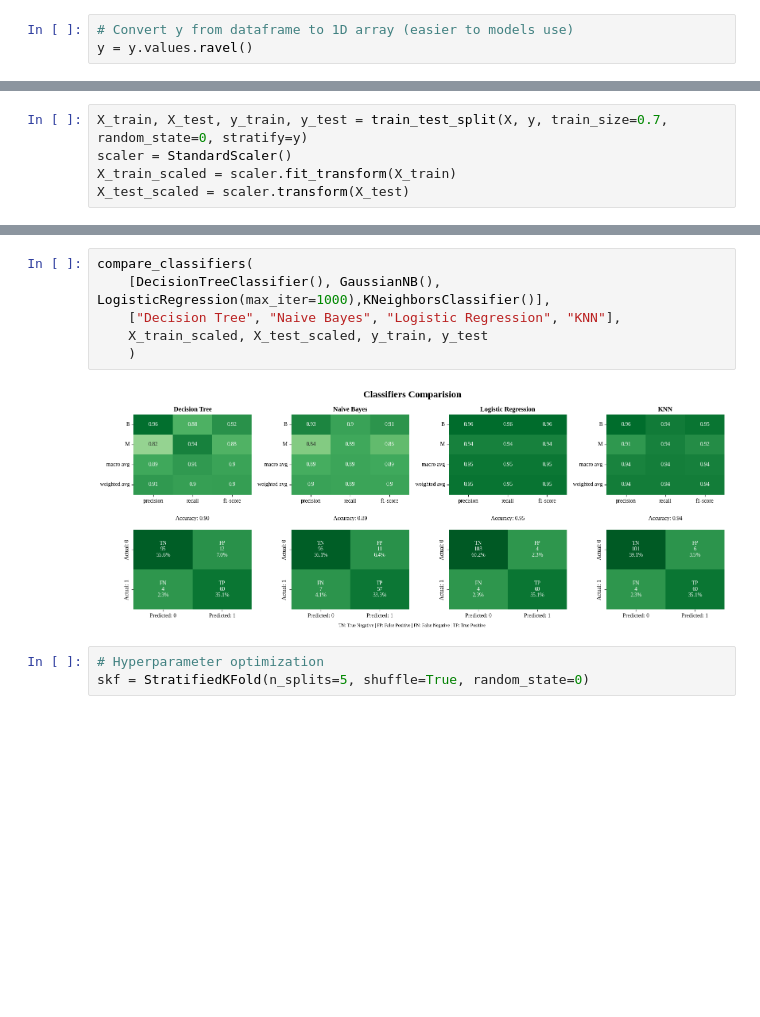
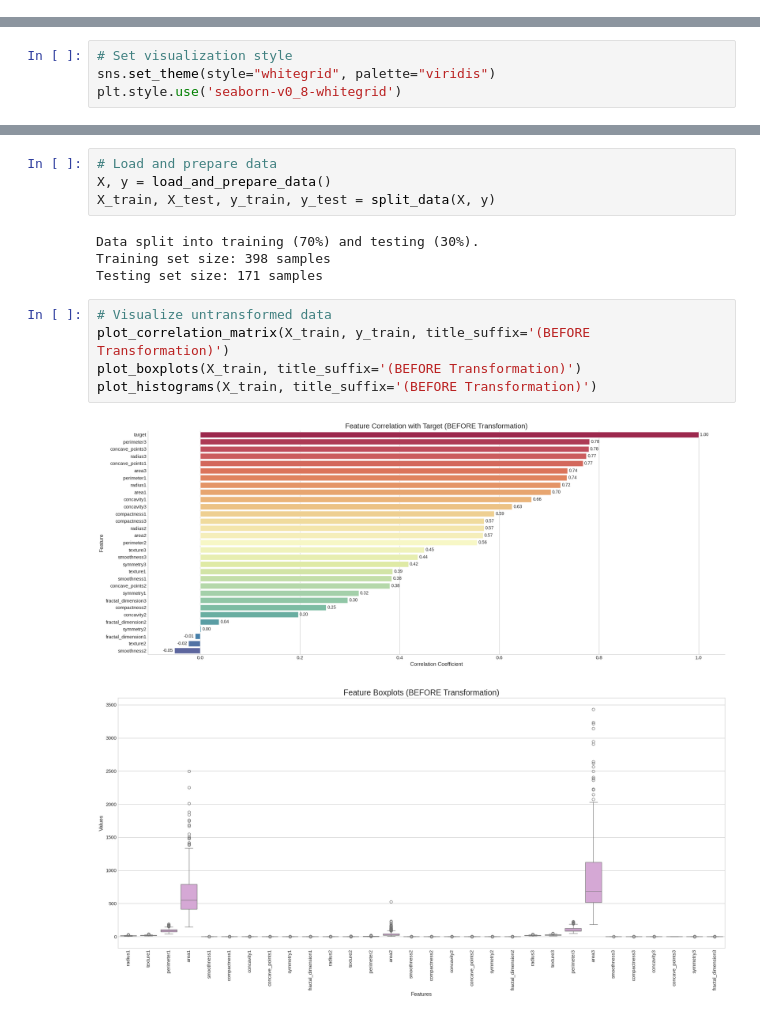
Before and after one commit to pdrzxzz/breast_cancer_wisconsin_diagnostic, a Jupyter notebook: breast_cancer_wisconsin_diagnostic.ipynb, the cells around one changed output, grey strips where cells are left out. Saved outputs shown, nothing was run; the diff lists cells and outputs as text; blank space fills up the shorter version.

```diff
--- a/breast_cancer_wisconsin_diagnostic.ipynb
+++ b/breast_cancer_wisconsin_diagnostic.ipynb
@@ -58,3 +39,0 @@ y = breast_cancer_wisconsin_diagnostic.data.targets
-# %%
-# Convert y from dataframe to 1D array (easier to models use)
-y = y.values.ravel()
@@ -71,5 +39,0 @@ print_proportion_of_values(pd.Series(y))
-# %%
-X_train, X_test, y_train, y_test = train_test_split(X, y, train_size=0.7, random_state=0, stratify=y)
-scaler = StandardScaler()
-X_train_scaled = scaler.fit_transform(X_train)
-X_test_scaled = scaler.transform(X_test)
@@ -97 +40,5 @@ pd.DataFrame(X_train_scaled).head(3)
+# %%
+# Set visualization style
+sns.set_theme(style="whitegrid", palette="viridis")
+plt.style.use('seaborn-v0_8-whitegrid')
 # %%
@@ -149,11 +667,16 @@ def compare_classifiers(models, models_names, X_train, X_test, y_train, y_test):
-# %%
-compare_classifiers(
-    [DecisionTreeClassifier(), GaussianNB(), LogisticRegression(max_iter=1000),KNeighborsClassifier()],
-    ["Decision Tree", "Naive Bayes", "Logistic Regression", "KNN"],
-    X_train_scaled, X_test_scaled, y_train, y_test
-    )
-# %% [output]
-[figure, removed]
-# %%
-# Hyperparameter optimization
-skf = StratifiedKFold(n_splits=5, shuffle=True, random_state=0)
+# %%
+# Load and prepare data
+X, y = load_and_prepare_data()
+X_train, X_test, y_train, y_test = split_data(X, y)
+# %% [output]
+Data split into training (70%) and testing (30%).
+Training set size: 398 samples
+Testing set size: 171 samples
+# %%
+# Visualize untransformed data
+plot_correlation_matrix(X_train, y_train, title_suffix='(BEFORE Transformation)')
+plot_boxplots(X_train, title_suffix='(BEFORE Transformation)')
+plot_histograms(X_train, title_suffix='(BEFORE Transformation)')
+# %% [output]
+[figure, added]
+[figure, added]
```
Also changed, not shown: parts of 22 cells of this notebook.
